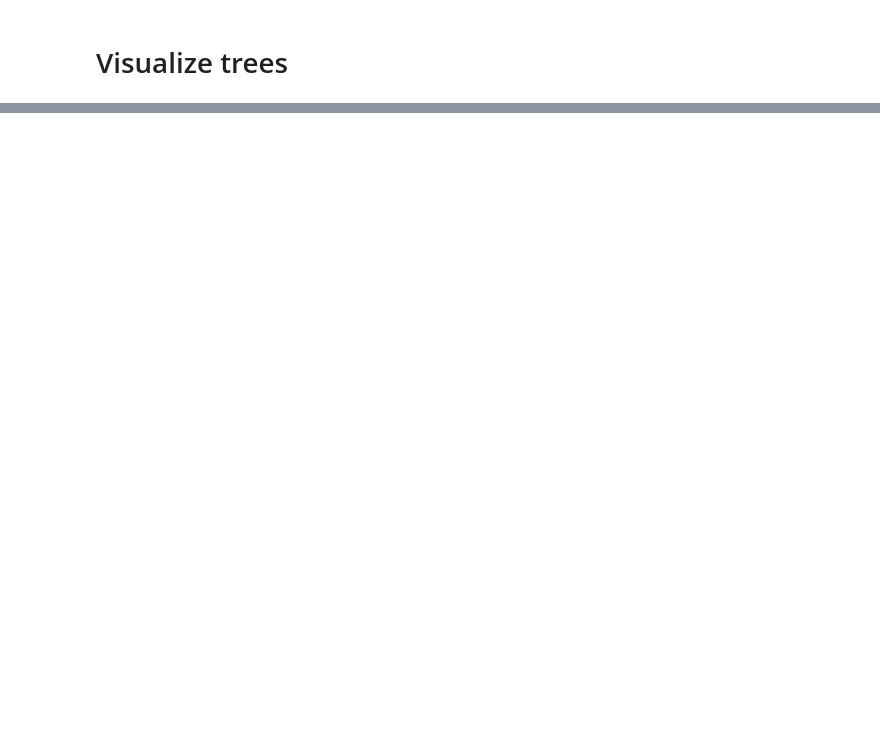
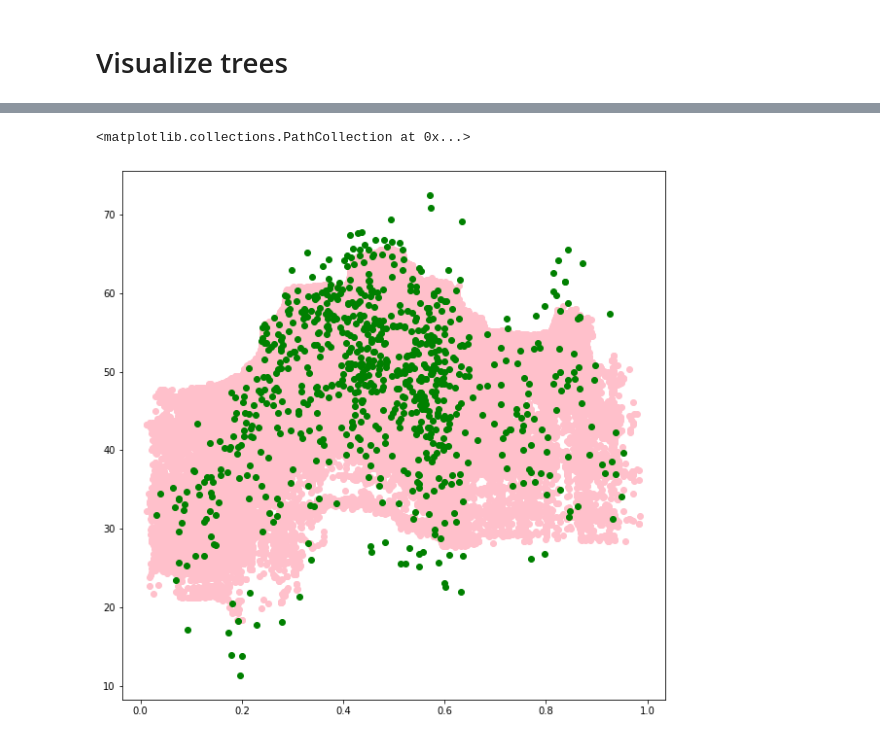
Before and after one commit to ostroskianais/yield-prediction, a Jupyter notebook: yield_model.ipynb, the cells around one changed output, grey strips where cells are left out. Cells and saved outputs as stored; diff of their text form; code cells hidden in the pictures; blank space fills up the shorter version.

```diff
--- a/yield_model.ipynb
+++ b/yield_model.ipynb
@@ -259,0 +168,6 @@ tfdf.model_plotter.plot_model_in_colab(model_1, tree_idx=8)
+# %%
+import glob
+all_files = glob.glob("/content/drive/MyDrive/pixel-samples/*.csv")
+df = pd.concat((pd.read_csv(f) for f in all_files))
+pixel_df = df.drop(['system:index', '.geo'], 1)
+print(pixel_df)
@@ -259,0 +189,3 @@ tfdf.model_plotter.plot_model_in_colab(model_1, tree_idx=8)
+# %%
+pixel_ds = tfdf.keras.pd_dataframe_to_tf_dataset(pixel_df)
+pixel_ds
@@ -259,0 +194,3 @@ tfdf.model_plotter.plot_model_in_colab(model_1, tree_idx=8)
+# %%
+pred_pixel = model_1.predict(pixel_ds)
+pred_pixel
@@ -259,0 +206,15 @@ tfdf.model_plotter.plot_model_in_colab(model_1, tree_idx=8)
+# %%
+import matplotlib.pyplot as plt
+
+plt.figure(figsize=(10,10))
+# plt.plot(train_csv["yield"], train_csv["yield"], c='black')
+# plt.plot(test_csv["yield"], test_csv["yield"], c='black')
+# plt.scatter(train_csv["yield"], pred_train, c='blue')
+# plt.scatter(test_csv["yield"], pred_test, c='crimson')
+plt.scatter(pixel_df["tmean"], pred_pixel, c='pink')
+plt.scatter(train_csv["tmean"], train_csv["yield"], c='green')
+# plt.xscale("log")
+# plt.yscale("log")
+# %% [output]
+<matplotlib.collections.PathCollection at 0x...>
+[figure, added]
```
Also changed, not shown: parts of 24 cells of this notebook.
